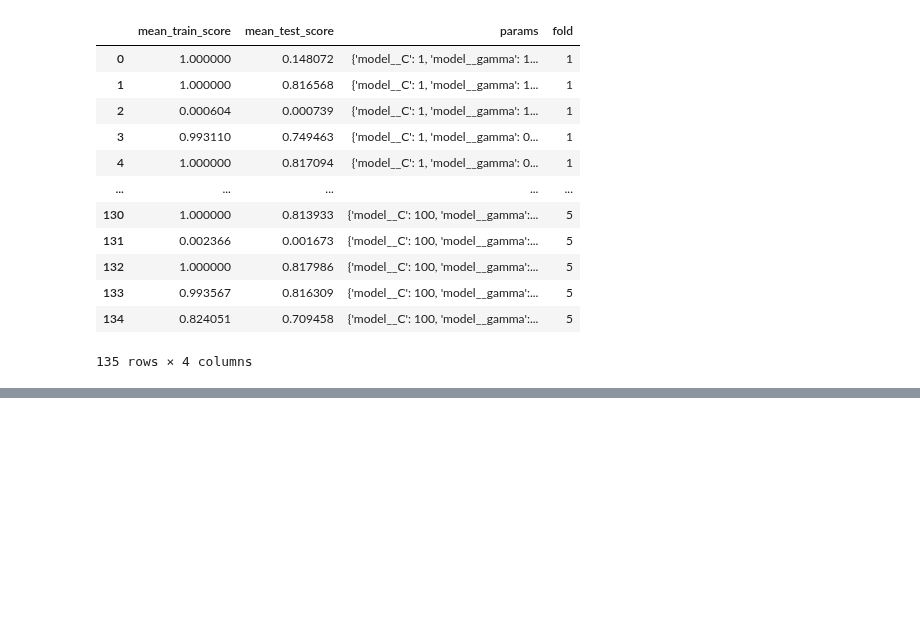
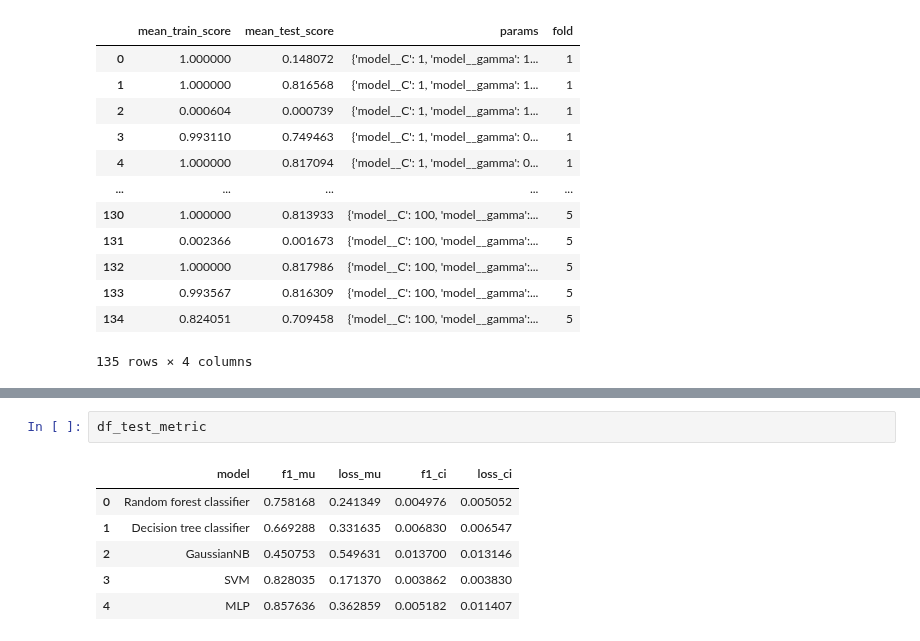
Before and after one commit to prushh/movie-lens-mlp, a Jupyter notebook: notebooks/3.0-performance-analysis.ipynb, the cells around one changed output, grey strips where cells are left out. Drawn from its saved outputs; the diff is of its cells as text; blank space fills up the shorter version.

```diff
--- a/notebooks/3.0-performance-analysis.ipynb
+++ b/notebooks/3.0-performance-analysis.ipynb
@@ -262,0 +248,9 @@ naive_val
+# %%
+df_test_metric
+# %% [output]
+|  | model | f1_mu | loss_mu | f1_ci | loss_ci |
+| 0 | Random forest classifier | 0.758168 | 0.241349 | 0.004976 | 0.005052 |
+| 1 | Decision tree classifier | 0.669288 | 0.331635 | 0.006830 | 0.006547 |
+| 2 | GaussianNB | 0.450753 | 0.549631 | 0.013700 | 0.013146 |
+| 3 | SVM | 0.828035 | 0.171370 | 0.003862 | 0.003830 |
+| 4 | MLP | 0.857636 | 0.362859 | 0.005182 | 0.011407 |
```
Also changed, not shown: parts of 8 cells of this notebook, 2 other files.
